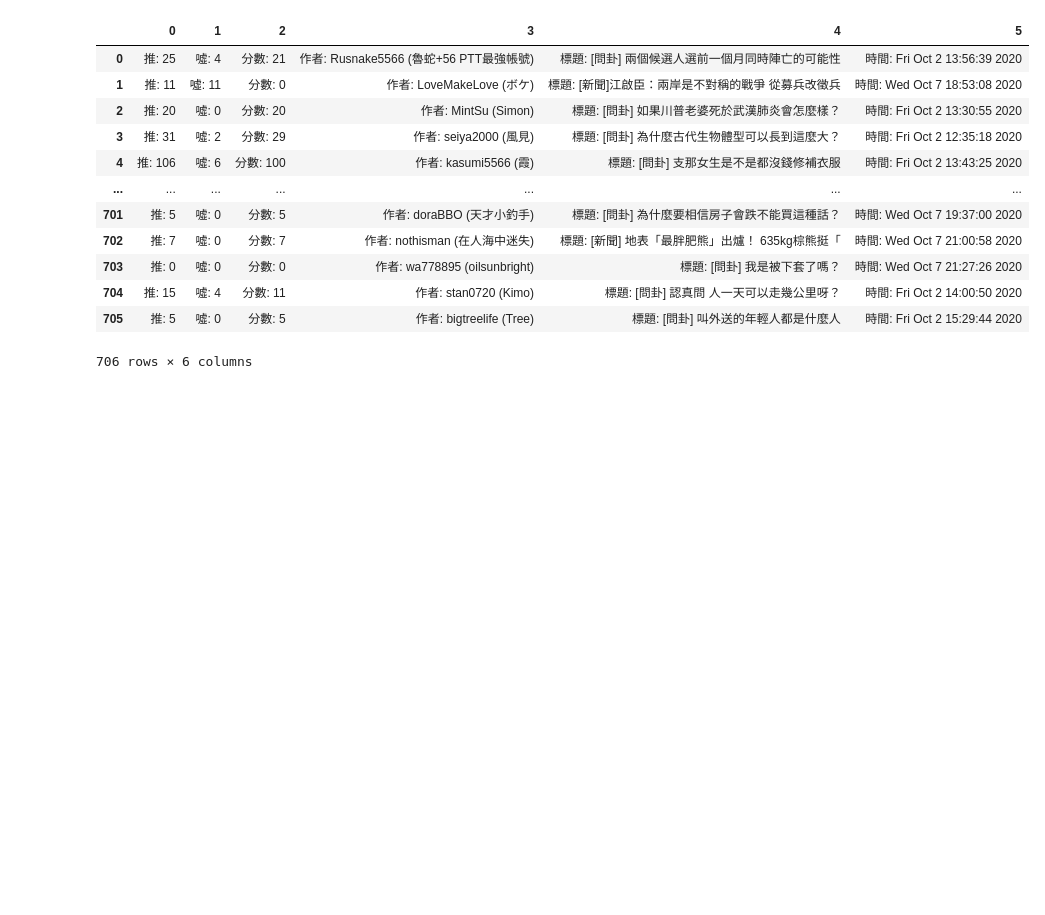
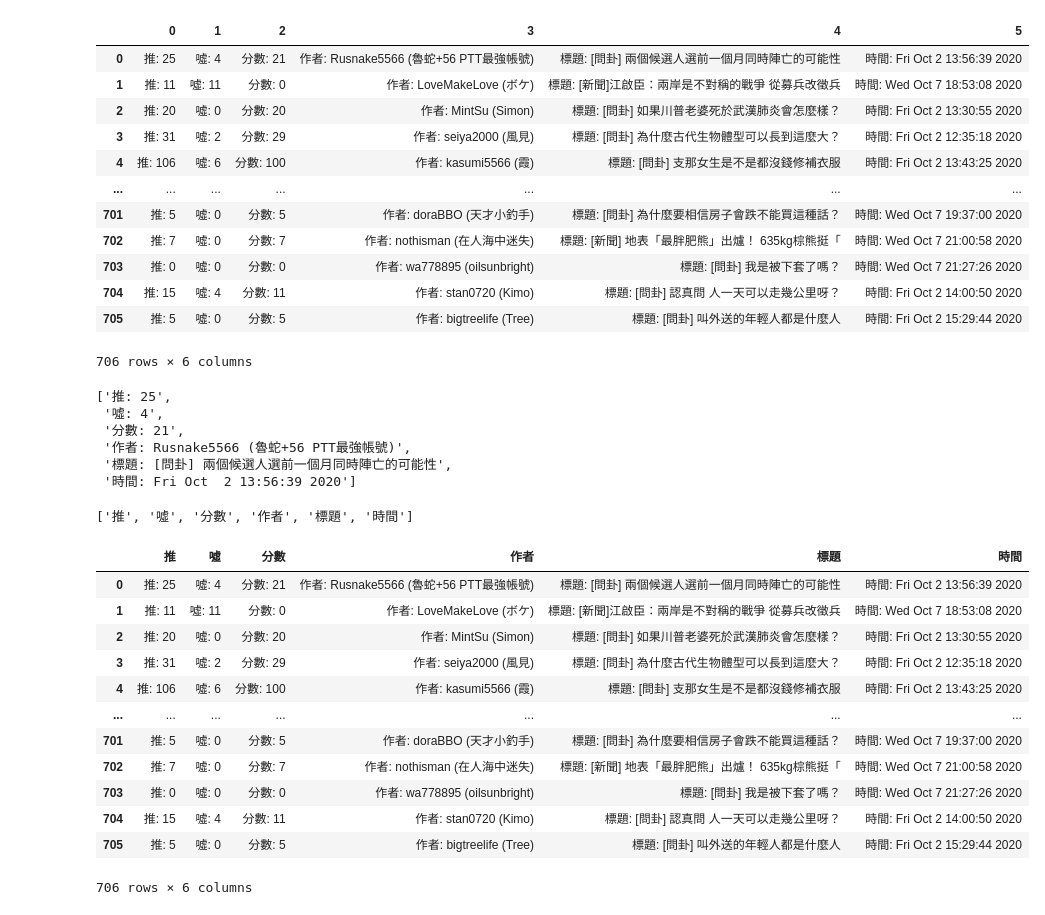
Before and after one commit to uuboyscy/chi101-python-etl-dm-flask, a Jupyter notebook: datamining/05_ptt_articles.ipynb, the cells around one changed output. Cells and saved outputs as stored; diff of their text form; code cells hidden in the pictures; blank space fills up the shorter version.

```diff
--- a/datamining/05_ptt_articles.ipynb
+++ b/datamining/05_ptt_articles.ipynb
@@ -110,3 +110,36 @@ df
 | 704 | 推: 15 | 噓: 4 | 分數: 11 | 作者: stan0720 (Kimo) | 標題: [問卦] 認真問 人一天可以走幾公里呀？ | 時間: Fri Oct 2 14:00:50 2020 |
 | 705 | 推: 5 | 噓: 0 | 分數: 5 | 作者: bigtreelife (Tree) | 標題: [問卦] 叫外送的年輕人都是什麼人 | 時間: Fri Oct 2 15:29:44 2020 |
 706 rows × 6 columns
+# %%
+data[0]
+# %% [output]
+['推: 25',
+ '噓: 4',
+ '分數: 21',
+ '作者: Rusnake5566 (魯蛇+56 PTT最強帳號)',
+ '標題: [問卦] 兩個候選人選前一個月同時陣亡的可能性',
+ '時間: Fri Oct  2 13:56:39 2020']
+# %%
+columns = [column.split(": ")[0] for column in data[0]]
+columns
+# %% [output]
+['推', '噓', '分數', '作者', '標題', '時間']
+# %%
+columns = ['推', '噓', '分數', '作者', '標題', '時間']
+# %%
+df = pd.DataFrame(data=data, columns=columns)
+df
+# %% [output]
+|  | 推 | 噓 | 分數 | 作者 | 標題 | 時間 |
+| 0 | 推: 25 | 噓: 4 | 分數: 21 | 作者: Rusnake5566 (魯蛇+56 PTT最強帳號) | 標題: [問卦] 兩個候選人選前一個月同時陣亡的可能性 | 時間: Fri Oct 2 13:56:39 2020 |
+| 1 | 推: 11 | 噓: 11 | 分數: 0 | 作者: LoveMakeLove (ボケ) | 標題: [新聞]江啟臣：兩岸是不對稱的戰爭 從募兵改徵兵 | 時間: Wed Oct 7 18:53:08 2020 |
+| 2 | 推: 20 | 噓: 0 | 分數: 20 | 作者: MintSu (Simon) | 標題: [問卦] 如果川普老婆死於武漢肺炎會怎麼樣？ | 時間: Fri Oct 2 13:30:55 2020 |
+| 3 | 推: 31 | 噓: 2 | 分數: 29 | 作者: seiya2000 (風見) | 標題: [問卦] 為什麼古代生物體型可以長到這麼大？ | 時間: Fri Oct 2 12:35:18 2020 |
+| 4 | 推: 106 | 噓: 6 | 分數: 100 | 作者: kasumi5566 (霞) | 標題: [問卦] 支那女生是不是都沒錢修補衣服 | 時間: Fri Oct 2 13:43:25 2020 |
+| ... | ... | ... | ... | ... | ... | ... |
+| 701 | 推: 5 | 噓: 0 | 分數: 5 | 作者: doraBBO (天才小釣手) | 標題: [問卦] 為什麼要相信房子會跌不能買這種話？ | 時間: Wed Oct 7 19:37:00 2020 |
+| 702 | 推: 7 | 噓: 0 | 分數: 7 | 作者: nothisman (在人海中迷失) | 標題: [新聞] 地表「最胖肥熊」出爐！ 635kg棕熊挺「 | 時間: Wed Oct 7 21:00:58 2020 |
+| 703 | 推: 0 | 噓: 0 | 分數: 0 | 作者: wa778895 (oilsunbright) | 標題: [問卦] 我是被下套了嗎？ | 時間: Wed Oct 7 21:27:26 2020 |
+| 704 | 推: 15 | 噓: 4 | 分數: 11 | 作者: stan0720 (Kimo) | 標題: [問卦] 認真問 人一天可以走幾公里呀？ | 時間: Fri Oct 2 14:00:50 2020 |
+| 705 | 推: 5 | 噓: 0 | 分數: 5 | 作者: bigtreelife (Tree) | 標題: [問卦] 叫外送的年輕人都是什麼人 | 時間: Fri Oct 2 15:29:44 2020 |
+706 rows × 6 columns
```
Also changed, not shown: parts of 8 cells of this notebook, 4 other files.
